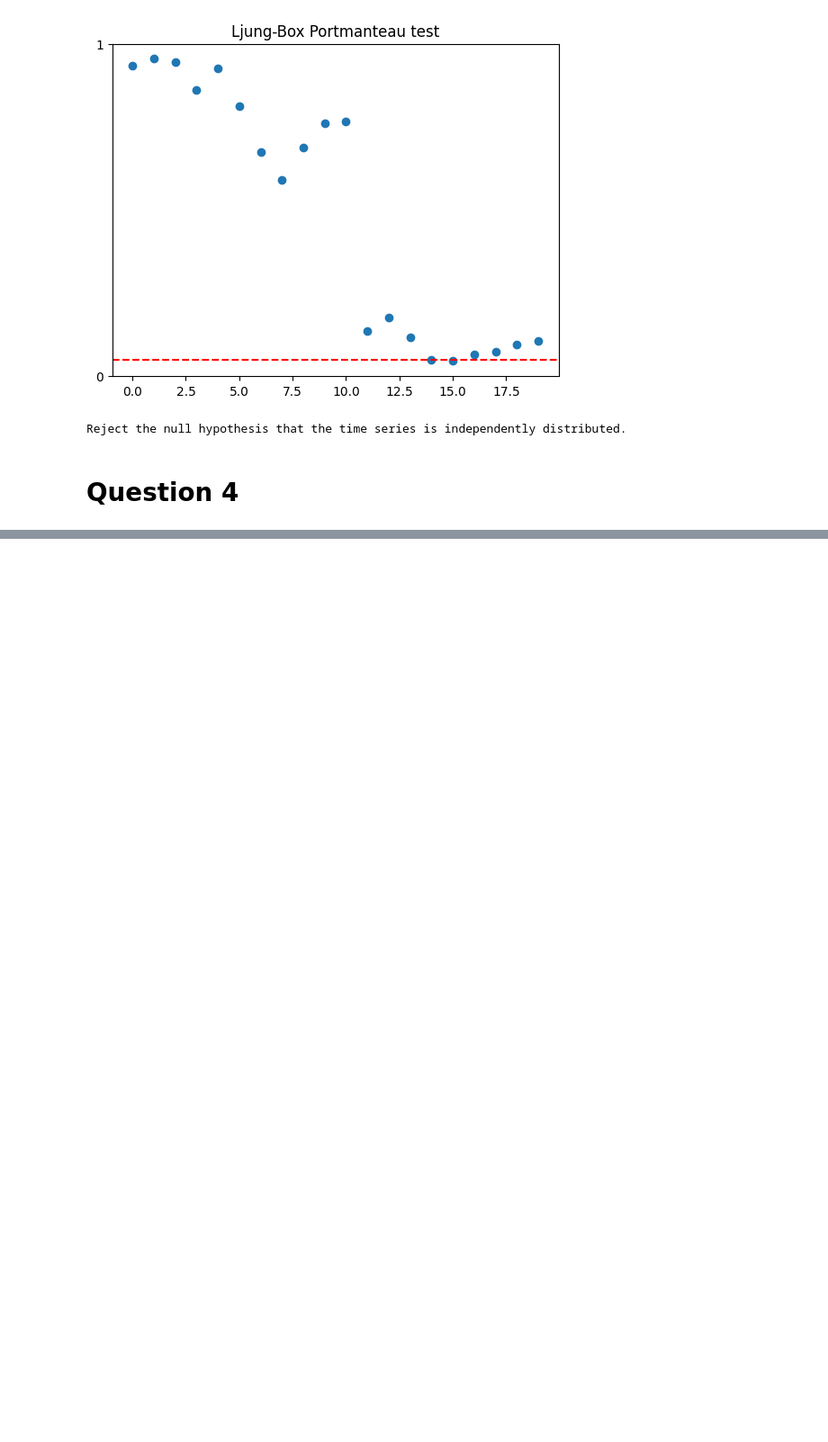
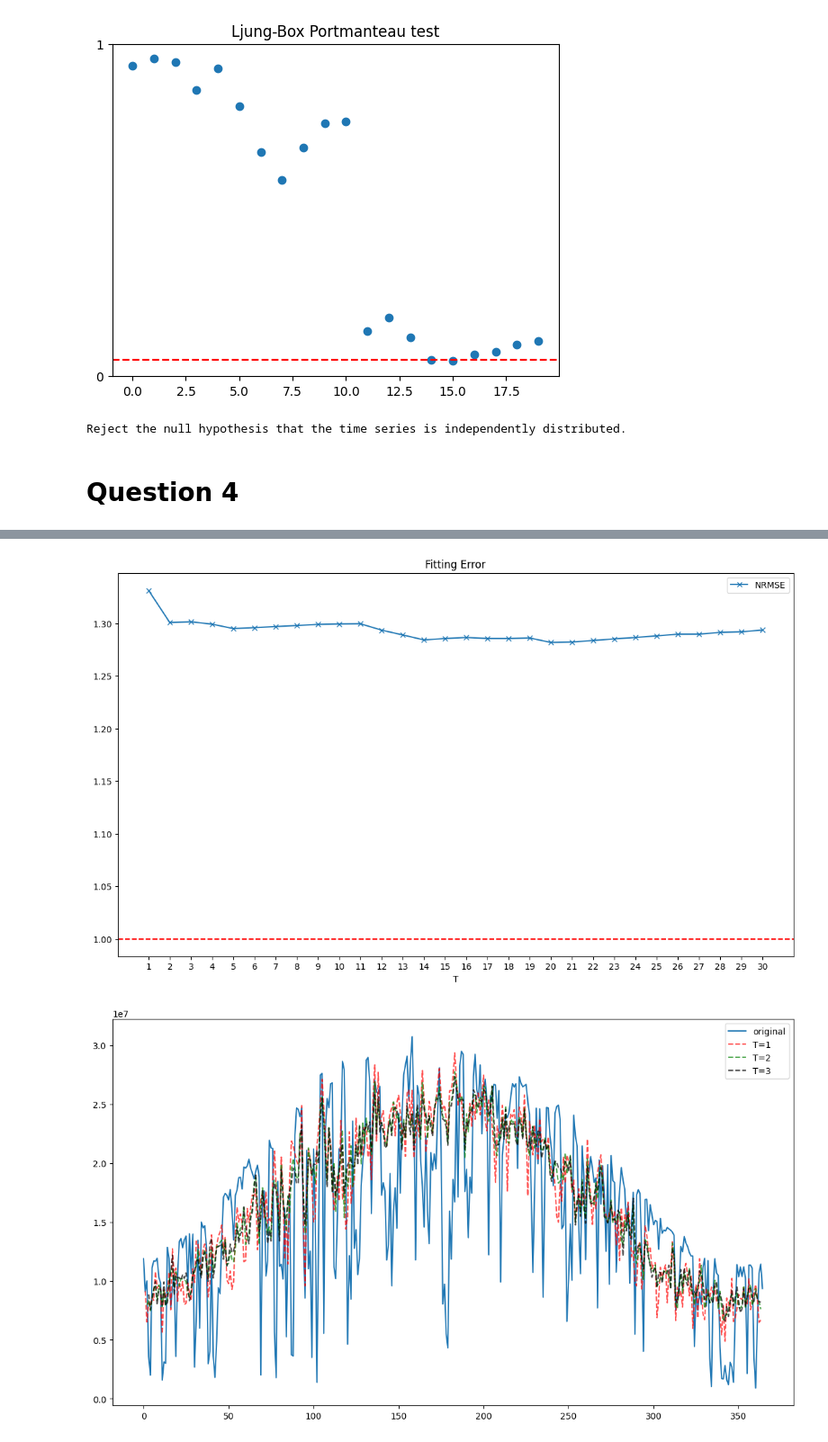
Before and after one commit to kounsolas/TimeSeriesProject, a Jupyter notebook: project.ipynb, the cells around one changed output, grey strips where cells are left out. Shown at 90% size. Saved outputs shown, nothing was run; the diff lists cells and outputs as text; code cells hidden in the pictures; blank space fills up the shorter version.

```diff
--- a/project.ipynb
+++ b/project.ipynb
@@ -344,0 +455,6 @@ Reject the null hypothesis that the time series is independently distributed.
+# %%
+# get fit error
+nrmseV, predM = calculate_fitting_error(A_static_test, model, Tmax=31, show=True,original=True,s=s_test)
+# %% [output]
+[figure, added]
+[figure, added]
```
Also changed, not shown: parts of 9 cells of this notebook.
